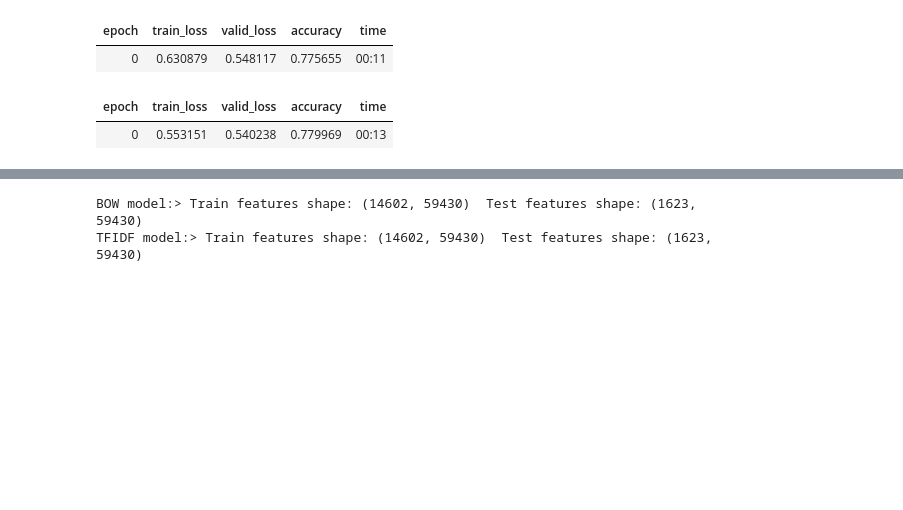
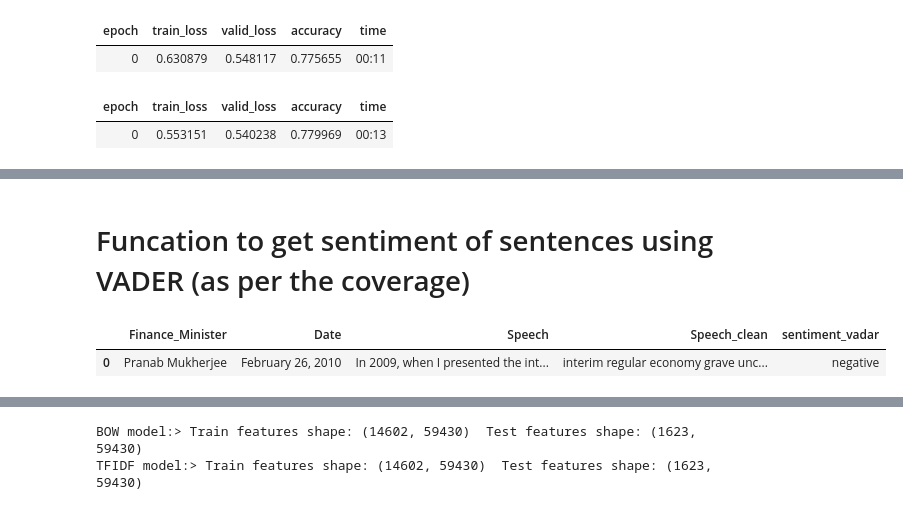
Before and after one commit to solharsh/Capstone_Sentiment_Analysis, a Jupyter notebook: Classification_New_Checkpoint.ipynb, the cells around one changed output, grey strips where cells are left out. Saved outputs shown, nothing was run; the diff lists cells and outputs as text; code cells hidden in the pictures; blank space fills up the shorter version.

```diff
--- a/Classification_New_Checkpoint.ipynb
+++ b/Classification_New_Checkpoint.ipynb
@@ -525,12 +529,3 @@ import pickle
 #DATA_PATH = "/content/"
 infile = open('/content/drive/My Drive/Capstone Project - NLP/Speech_df (1).pkl','rb')
 df_classification = pickle.load(infile)
-# %%
-from vaderSentiment.vaderSentiment import SentimentIntensityAnalyzer
-analyser = SentimentIntensityAnalyzer()
-
-sentiment=[]
-for sentence in df_classification.Speech_clean:
-  sentiment.append(analyser.polarity_scores(sentence)['compound'])
-
-df_classification['sentiment_vadar']=sentiment
@@ -552,0 +532,2 @@ df_classification
+# %% [markdown]
+# Funcation to get sentiment of sentences using VADER (as per the coverage)
@@ -553,3 +559,9 @@ df_classification
+# %%
+df_classification['sentiment_vadar']=predicted_sentiments
+df_classification.head(1)
+# %% [output]
+|  | Finance_Minister | Date | Speech | Speech_clean | sentiment_vadar |
+| 0 | Pranab Mukherjee | February 26, 2010 | In 2009, when I presented the int... | interim regular economy grave unc... | negative |
 # %%
 df_selected = df_classification[['Speech_clean','sentiment_vadar']]
 # %%
```
Also changed, not shown: parts of 29 cells of this notebook.
